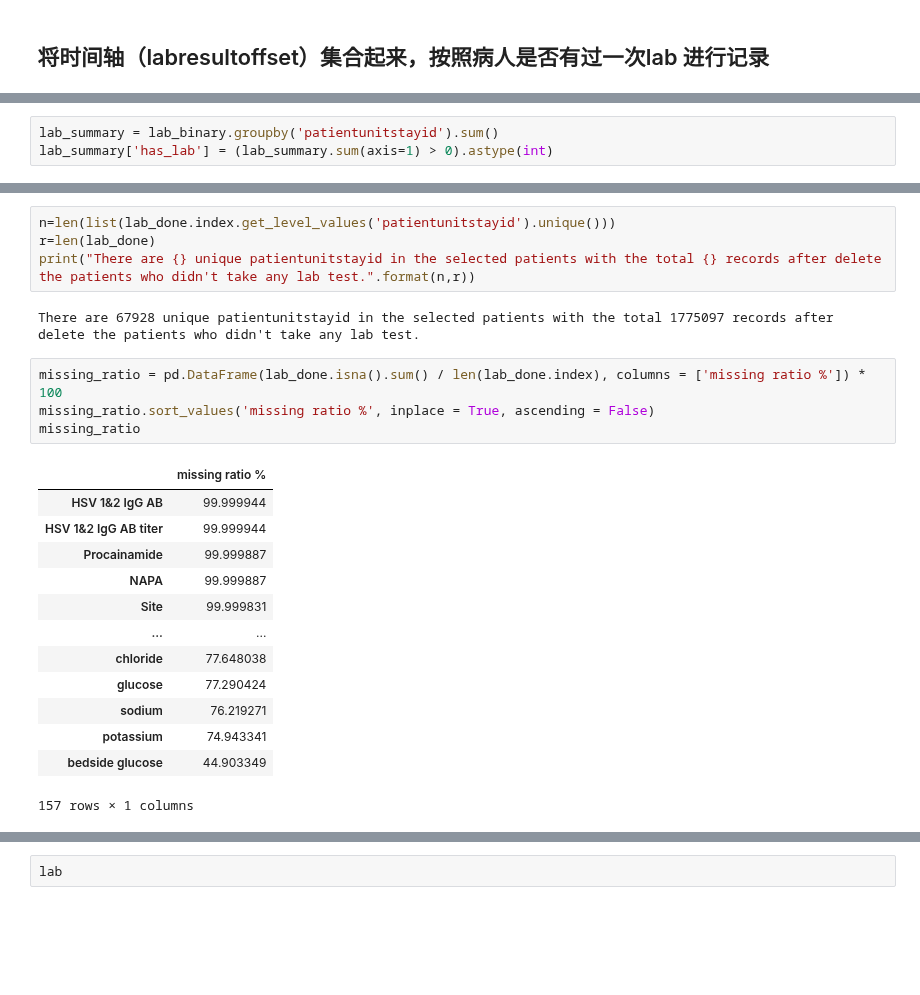
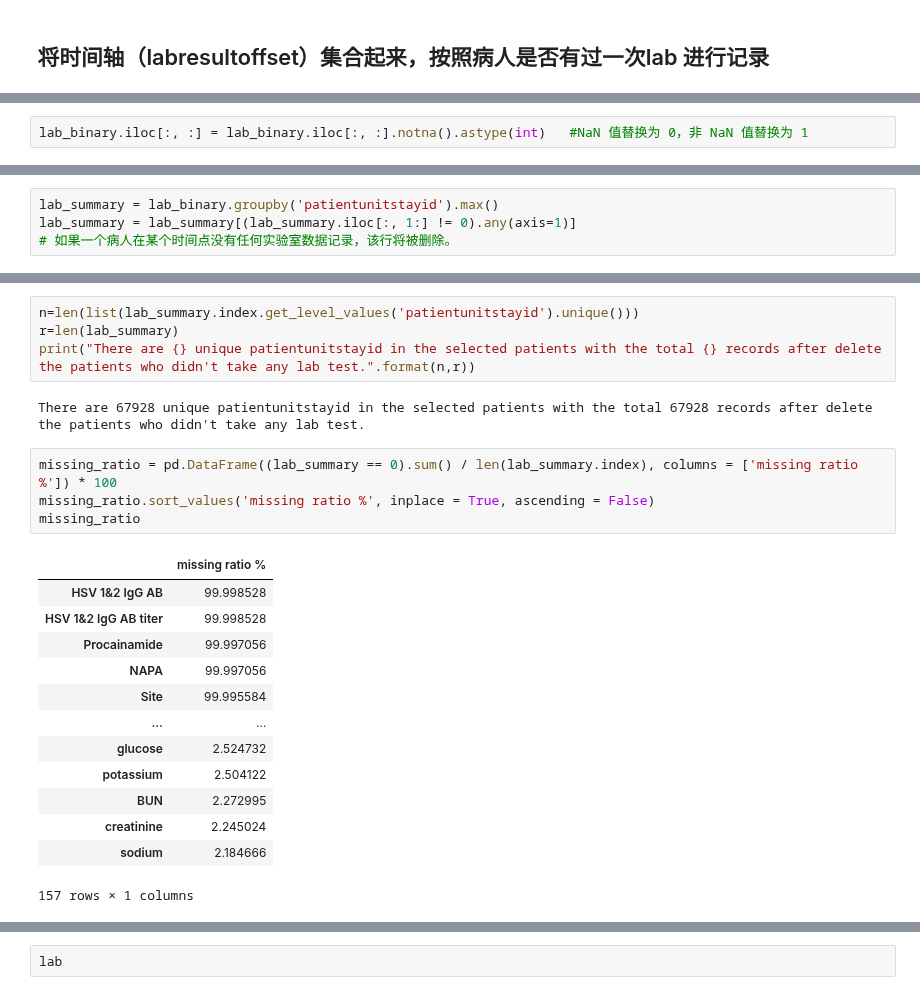
Before and after one commit to joy628/master-project, a Jupyter notebook: data-prepossing-2/lab.ipynb, the cells around one changed output, grey strips where cells are left out. Saved outputs shown, nothing was run; the diff lists cells and outputs as text; blank space fills up the shorter version.

```diff
--- a/data-prepossing-2/lab.ipynb
+++ b/data-prepossing-2/lab.ipynb
@@ -143,3 +158,5 @@ lab_binary = lab.copy()
+# %%
+lab_binary.iloc[:, :] = lab_binary.iloc[:, :].notna().astype(int)   #NaN 值替换为 0，非 NaN 值替换为 1
 # %%
 lab_binary.head(n=10)
 # %% [output]
@@ -158,5 +175,6 @@ lab_binary.head(n=10)
 10 rows × 157 columns
 # %%
-lab_summary = lab_binary.groupby('patientunitstayid').sum()
-lab_summary['has_lab'] = (lab_summary.sum(axis=1) > 0).astype(int)
+lab_summary = lab_binary.groupby('patientunitstayid').max()
+lab_summary = lab_summary[(lab_summary.iloc[:, 1:] != 0).any(axis=1)]
+# 如果一个病人在某个时间点没有任何实验室数据记录，该行将被删除。
 # %%
@@ -194,24 +197,24 @@ lab_done
 # %%
-n=len(list(lab_done.index.get_level_values('patientunitstayid').unique()))
-r=len(lab_done)
+n=len(list(lab_summary.index.get_level_values('patientunitstayid').unique()))
+r=len(lab_summary)
 print("There are {} unique patientunitstayid in the selected patients with the total {} records after delete the patients who didn't take any lab test.".format(n,r))
 # %% [output]
-There are 67928 unique patientunitstayid in the selected patients with the total 1775097 records after delete the patients who didn't take any lab test.
+There are 67928 unique patientunitstayid in the selected patients with the total 67928 records after delete the patients who didn't take any lab test.
 # %%
-missing_ratio = pd.DataFrame(lab_done.isna().sum() / len(lab_done.index), columns = ['missing ratio %']) * 100
+missing_ratio = pd.DataFrame((lab_summary == 0).sum() / len(lab_summary.index), columns = ['missing ratio %']) * 100
 missing_ratio.sort_values('missing ratio %', inplace = True, ascending = False)
 missing_ratio
 # %% [output]
 |  | missing ratio % |
-| HSV 1&2 IgG AB | 99.999944 |
-| HSV 1&2 IgG AB titer | 99.999944 |
-| Procainamide | 99.999887 |
-| NAPA | 99.999887 |
-| Site | 99.999831 |
+| HSV 1&2 IgG AB | 99.998528 |
+| HSV 1&2 IgG AB titer | 99.998528 |
+| Procainamide | 99.997056 |
+| NAPA | 99.997056 |
+| Site | 99.995584 |
 | ... | ... |
-| chloride | 77.648038 |
-| glucose | 77.290424 |
-| sodium | 76.219271 |
-| potassium | 74.943341 |
-| bedside glucose | 44.903349 |
+| glucose | 2.524732 |
+| potassium | 2.504122 |
+| BUN | 2.272995 |
+| creatinine | 2.245024 |
+| sodium | 2.184666 |
 157 rows × 1 columns
```
Also changed, not shown: parts of 11 cells of this notebook.
